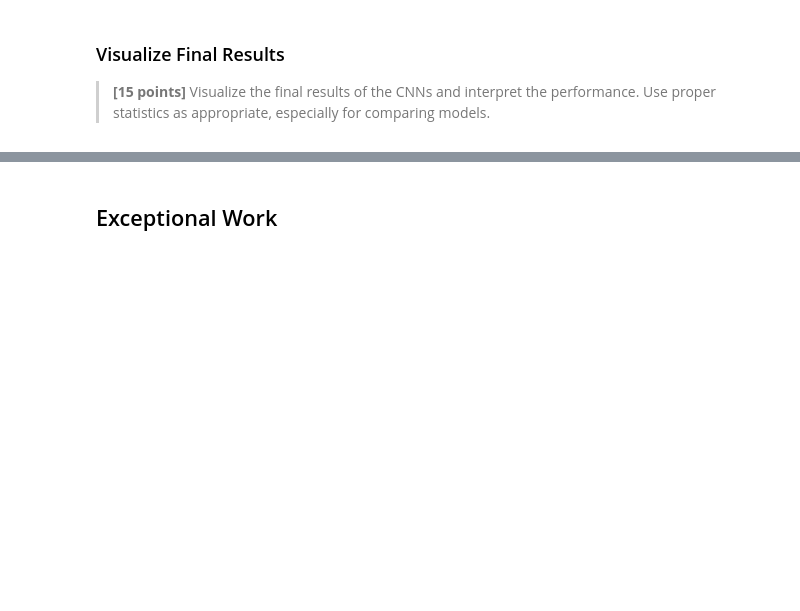
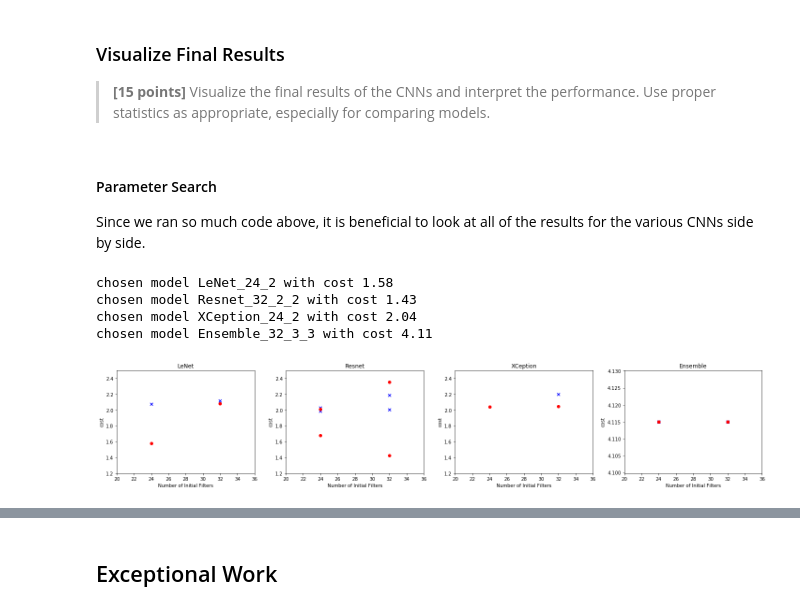
Before and after one commit to jamesothomas/MachineLearningPython, a Jupyter notebook: Lab6/Lab6_XRay_JT.ipynb, the cells around one changed output, grey strips where cells are left out. Saved outputs shown, nothing was run; the diff lists cells and outputs as text; code cells hidden in the pictures; blank space fills up the shorter version.

```diff
--- a/Lab6/Lab6_XRay_JT.ipynb
+++ b/Lab6/Lab6_XRay_JT.ipynb
@@ -1408,3 +1423,54 @@ with open(os.path.join('results_dicts','MLP.pickle'), 'wb') as fp:
 ### Visualize Final Results
 
 > __[15 points]__ Visualize the final results of the CNNs and interpret the performance. Use proper statistics as appropriate, especially for comparing models.
+# %% [markdown]
+<a id="parameter_search"></a>
+
+#### Parameter Search
+
+Since we ran so much code above, it is beneficial to look at all of the results for the various CNNs side by side.
+# %%
+# first load all of the dictionaries
+import pickle
+
+threshold=0.5
+results_dicts = ['LeNet5.pickle', 'ResNet.pickle', 'XCeption.pickle', 'Ensembles.pickle']
+markers = ['o','x']
+colors = ['red', 'blue']
+
+fig, axes = plt.subplots(1,4, figsize=(20 ,4))
+
+dict_dict={}
+index=0
+for dict_name in results_dicts:
+    with open(os.path.join('results_dicts',dict_name), 'rb') as fp:
+        dict_ = pickle.load(fp)
+
+    ax = axes[index]
+    best_model = ''
+    best_cost = 99999
+    for i, v in dict_.items():
+        preds = (v>threshold)*1
+        cst = custom_cost_metric(y_test, preds)
+        if cst < best_cost:
+            best_model = i
+            best_cost = cst
+        spl=i.split('_')
+        ax.scatter(int(spl[1]), cst, marker=markers[int(spl[2])-2], color=colors[int(spl[2])-2])
+
+    ax.set(xlabel='Number of Initial Filters', ylabel='cost', title=spl[0])
+    ax.set_xlim(20,36)
+    if spl[0] != 'Ensemble':
+        ax.set_ylim(1.2, 2.5)
+    print('chosen model {} with cost {:.2f}'.format(best_model, best_cost))
+    index+=1
+    dict_dict[spl[0]]=dict_
+
+fig.tight_layout()
+fig.show()
+# %% [output]
+chosen model LeNet_24_2 with cost 1.58
+chosen model Resnet_32_2_2 with cost 1.43
+chosen model XCeption_24_2 with cost 2.04
+chosen model Ensemble_32_3_3 with cost 4.11
+[figure, added]
```
Also changed, not shown: parts of 61 cells of this notebook.
